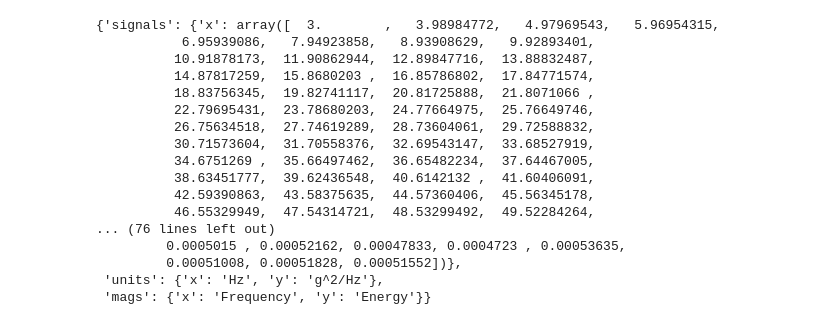
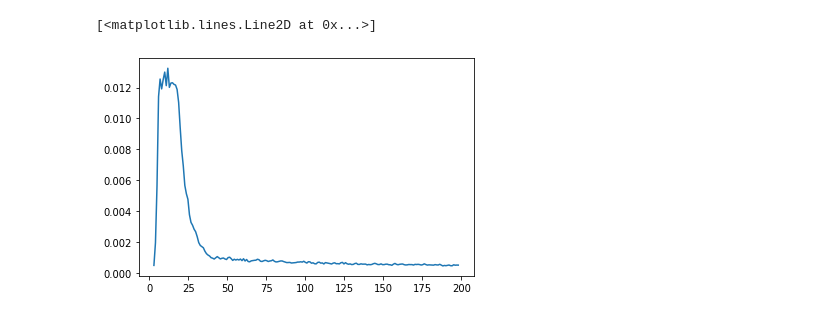
Before and after one commit to LolloCappo/pyLMS, a Jupyter notebook: pyLMS.ipynb, the cells around one changed output. Drawn from its saved outputs; the diff is of its cells as text; code cells hidden in the pictures.

```diff
--- a/pyLMS.ipynb
+++ b/pyLMS.ipynb
@@ -60,21 +93,6 @@ data
 # %%
 data = pyLMS('data/psd.mat', 'PSD')
-data
+plt.plot(data['signals']['x'], data['signals']['y'])
 # %% [output]
-{'signals': {'x': array([  3.        ,   3.98984772,   4.97969543,   5.96954315,
-           6.95939086,   7.94923858,   8.93908629,   9.92893401,
-          10.91878173,  11.90862944,  12.89847716,  13.88832487,
-          14.87817259,  15.8680203 ,  16.85786802,  17.84771574,
-          18.83756345,  19.82741117,  20.81725888,  21.8071066 ,
-          22.79695431,  23.78680203,  24.77664975,  25.76649746,
-          26.75634518,  27.74619289,  28.73604061,  29.72588832,
-          30.71573604,  31.70558376,  32.69543147,  33.68527919,
-          34.6751269 ,  35.66497462,  36.65482234,  37.64467005,
-          38.63451777,  39.62436548,  40.6142132 ,  41.60406091,
-          42.59390863,  43.58375635,  44.57360406,  45.56345178,
-          46.55329949,  47.54314721,  48.53299492,  49.52284264,
-... (76 lines left out)
-         0.0005015 , 0.00052162, 0.00047833, 0.0004723 , 0.00053635,
-         0.00051008, 0.00051828, 0.00051552])},
- 'units': {'x': 'Hz', 'y': 'g^2/Hz'},
- 'mags': {'x': 'Frequency', 'y': 'Energy'}}
+[<matplotlib.lines.Line2D at 0x...>]
+[figure, added]
```
Also changed, not shown: parts of 7 cells of this notebook, 1 other file.
